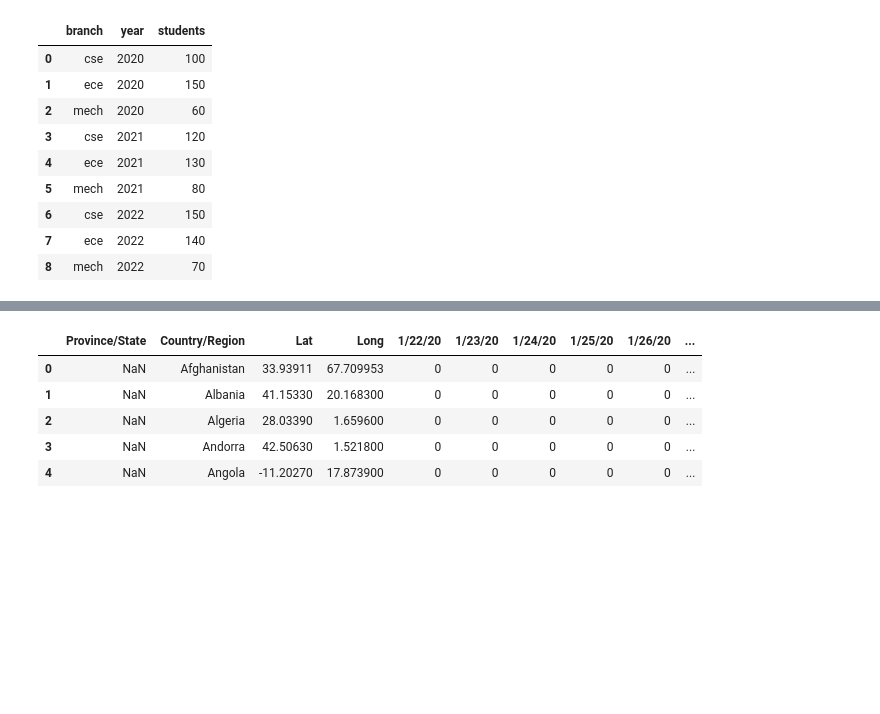
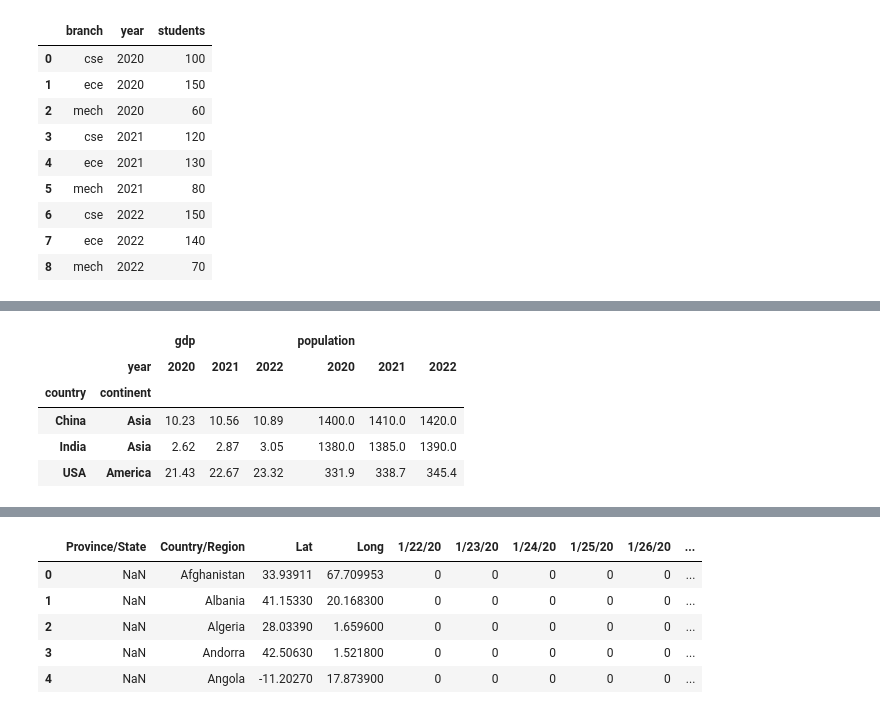
Before and after one commit to 23f2005522/DS-Study, a Jupyter notebook: Week8/session21/session_21_multiindex_objects.ipynb, the cells around one changed output, grey strips where cells are left out. Cells and saved outputs as stored; diff of their text form; code cells hidden in the pictures; blank space fills up the shorter version.

```diff
--- a/Week8/session21/session_21_multiindex_objects.ipynb
+++ b/Week8/session21/session_21_multiindex_objects.ipynb
@@ -683,0 +816,10 @@ df_an.melt(id_vars=['branch'],var_name='year',value_name='students')
+# %%
+wide_df_2 = long_df_2.pivot(index=['country','continent'], columns='year')  ## now one data point is represented in a single row
+wide_df_2
+# %% [output]
+|  |  | gdp |  |  | population |  |  |
+|  | year | 2020 | 2021 | 2022 | 2020 | 2021 | 2022 |
+| country | continent |  |  |  |  |  |  |
+| China | Asia | 10.23 | 10.56 | 10.89 | 1400.0 | 1410.0 | 1420.0 |
+| India | Asia | 2.62 | 2.87 | 3.05 | 1380.0 | 1385.0 | 1390.0 |
+| USA | America | 21.43 | 22.67 | 23.32 | 331.9 | 338.7 | 345.4 |
```
Also changed, not shown: parts of 14 cells of this notebook, 2 other files.
